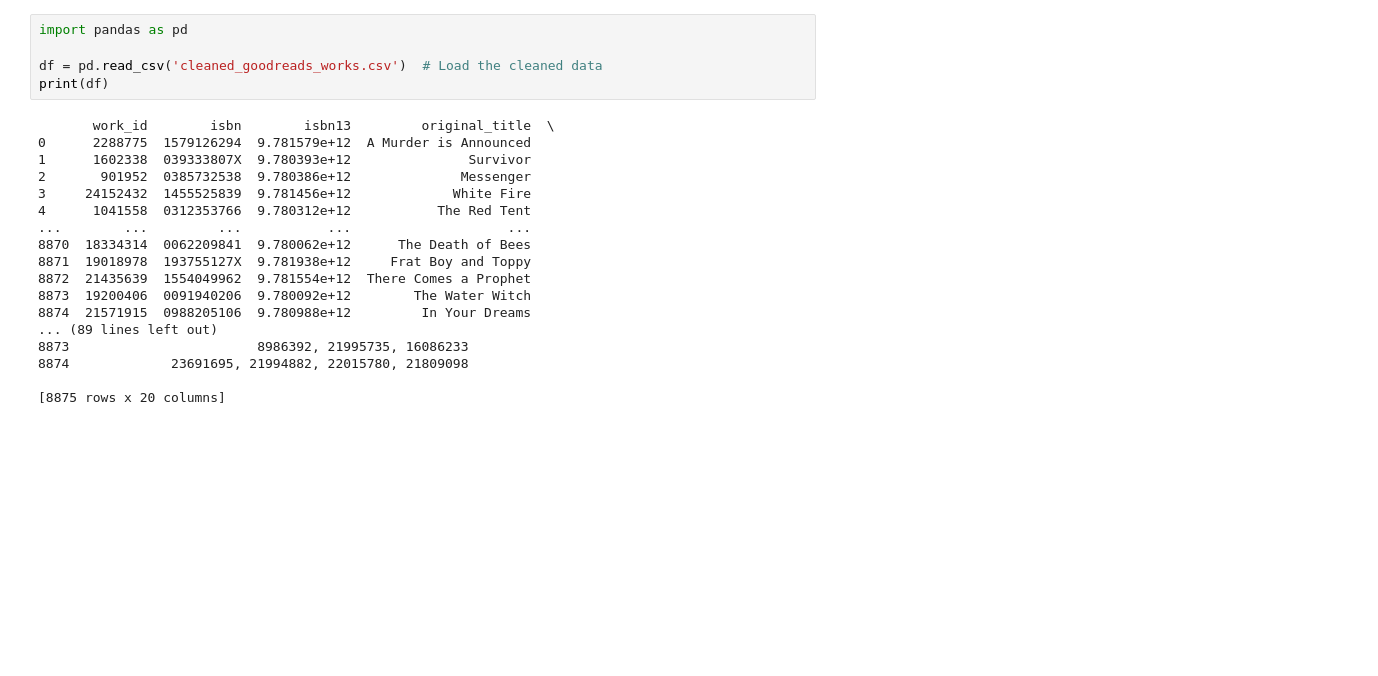
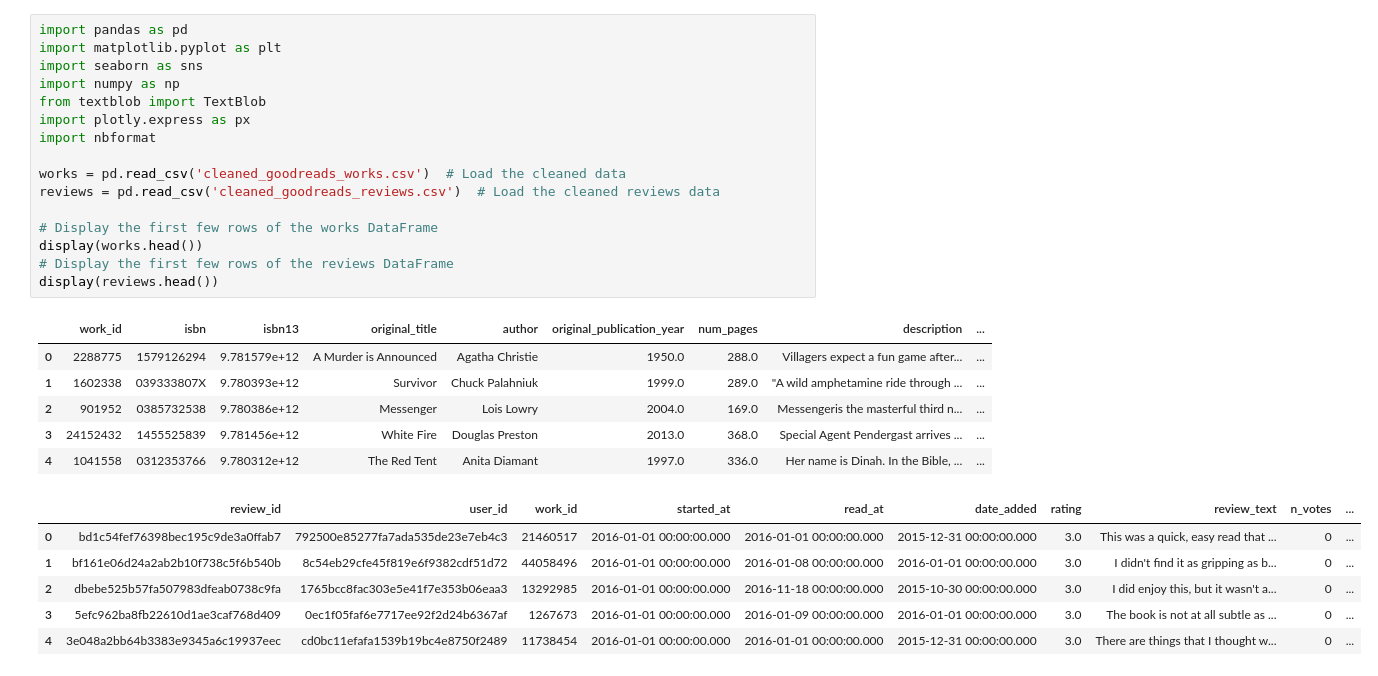
Before and after one commit to DarrenSmith10/Maven_Bookshelf_Challenge_July_2025, a Jupyter notebook: dataAnaysis_works.ipynb, the cells around one changed output. Cells and saved outputs as stored; diff of their text form; blank space fills up the shorter version.

```diff
--- a/dataAnaysis_works.ipynb
+++ b/dataAnaysis_works.ipynb
@@ -1,23 +1,29 @@
 # %%
 import pandas as pd
+import matplotlib.pyplot as plt
+import seaborn as sns
+import numpy as np
+from textblob import TextBlob
+import plotly.express as px
+import nbformat
 
-df = pd.read_csv('cleaned_goodreads_works.csv')  # Load the cleaned data
-print(df)
+works = pd.read_csv('cleaned_goodreads_works.csv')  # Load the cleaned data
+reviews = pd.read_csv('cleaned_goodreads_reviews.csv')  # Load the cleaned reviews data
+
+# Display the first few rows of the works DataFrame
+display(works.head())
+# Display the first few rows of the reviews DataFrame
+display(reviews.head())
 # %% [output]
-       work_id        isbn        isbn13         original_title  \
-0      2288775  1579126294  9.781579e+12  A Murder is Announced
-1      1602338  039333807X  9.780393e+12               Survivor
-2       901952  0385732538  9.780386e+12              Messenger
-3     24152432  1455525839  9.781456e+12             White Fire
-4      1041558  0312353766  9.780312e+12           The Red Tent
-...        ...         ...           ...                    ...
-8870  18334314  0062209841  9.780062e+12      The Death of Bees
-8871  19018978  193755127X  9.781938e+12     Frat Boy and Toppy
-8872  21435639  1554049962  9.781554e+12  There Comes a Prophet
-8873  19200406  0091940206  9.780092e+12        The Water Witch
-8874  21571915  0988205106  9.780988e+12         In Your Dreams
-... (89 lines left out)
-8873                        8986392, 21995735, 16086233
-8874             23691695, 21994882, 22015780, 21809098
-
-[8875 rows x 20 columns]
+|  | work_id | isbn | isbn13 | original_title | author | original_publication_year | num_pages | description | ... |
+| 0 | 2288775 | 1579126294 | 9.781579e+12 | A Murder is Announced | Agatha Christie | 1950.0 | 288.0 | Villagers expect a fun game after... | ... |
+| 1 | 1602338 | 039333807X | 9.780393e+12 | Survivor | Chuck Palahniuk | 1999.0 | 289.0 | "A wild amphetamine ride through ... | ... |
+| 2 | 901952 | 0385732538 | 9.780386e+12 | Messenger | Lois Lowry | 2004.0 | 169.0 | Messengeris the masterful third n... | ... |
+| 3 | 24152432 | 1455525839 | 9.781456e+12 | White Fire | Douglas Preston | 2013.0 | 368.0 | Special Agent Pendergast arrives ... | ... |
+| 4 | 1041558 | 0312353766 | 9.780312e+12 | The Red Tent | Anita Diamant | 1997.0 | 336.0 | Her name is Dinah. In the Bible, ... | ... |
+|  | review_id | user_id | work_id | started_at | read_at | date_added | rating | review_text | n_votes | ... |
+| 0 | bd1c54fef76398bec195c9de3a0ffab7 | 792500e85277fa7ada535de23e7eb4c3 | 21460517 | 2016-01-01 00:00:00.000 | 2016-01-01 00:00:00.000 | 2015-12-31 00:00:00.000 | 3.0 | This was a quick, easy read that ... | 0 | ... |
+| 1 | bf161e06d24a2ab2b10f738c5f6b540b | 8c54eb29cfe45f819e6f9382cdf51d72 | 44058496 | 2016-01-01 00:00:00.000 | 2016-01-08 00:00:00.000 | 2016-01-01 00:00:00.000 | 3.0 | I didn't find it as gripping as b... | 0 | ... |
+| 2 | dbebe525b57fa507983dfeab0738c9fa | 1765bcc8fac303e5e41f7e353b06eaa3 | 13292985 | 2016-01-01 00:00:00.000 | 2016-11-18 00:00:00.000 | 2015-10-30 00:00:00.000 | 3.0 | I did enjoy this, but it wasn't a... | 0 | ... |
+| 3 | 5efc962ba8fb22610d1ae3caf768d409 | 0ec1f05faf6e7717ee92f2d24b6367af | 1267673 | 2016-01-01 00:00:00.000 | 2016-01-09 00:00:00.000 | 2016-01-01 00:00:00.000 | 3.0 | The book is not at all subtle as ... | 0 | ... |
+| 4 | 3e048a2bb64b3383e9345a6c19937eec | cd0bc11efafa1539b19bc4e8750f2489 | 11738454 | 2016-01-01 00:00:00.000 | 2016-01-01 00:00:00.000 | 2015-12-31 00:00:00.000 | 3.0 | There are things that I thought w... | 0 | ... |
```
Also changed, not shown: parts of 8 cells of this notebook, 3 other files.
